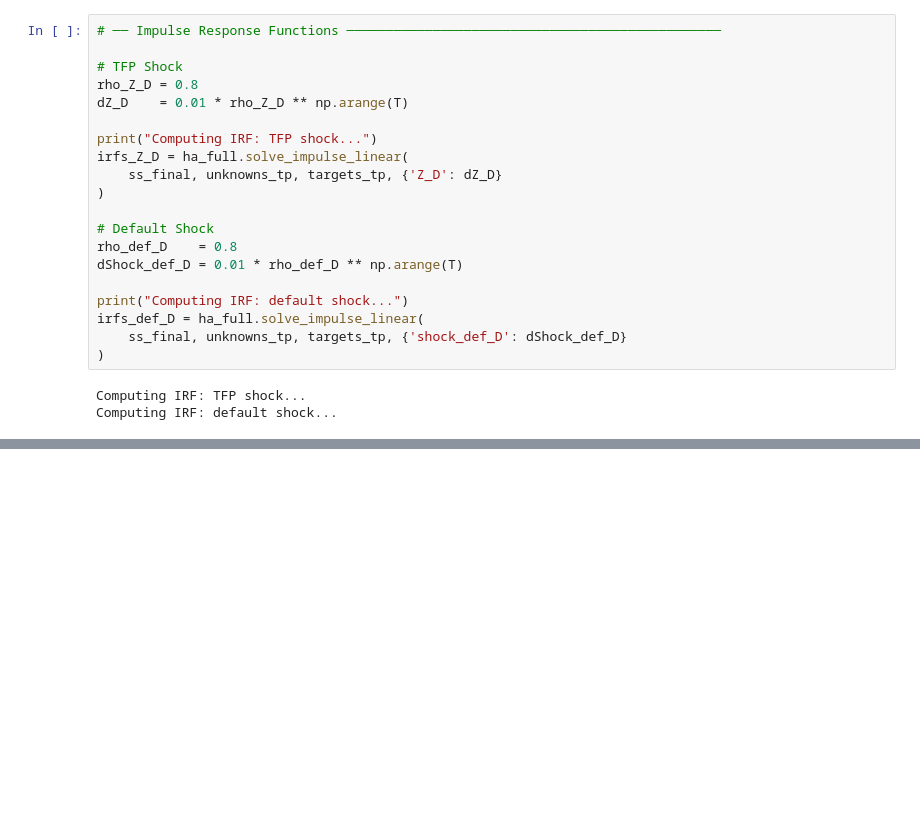
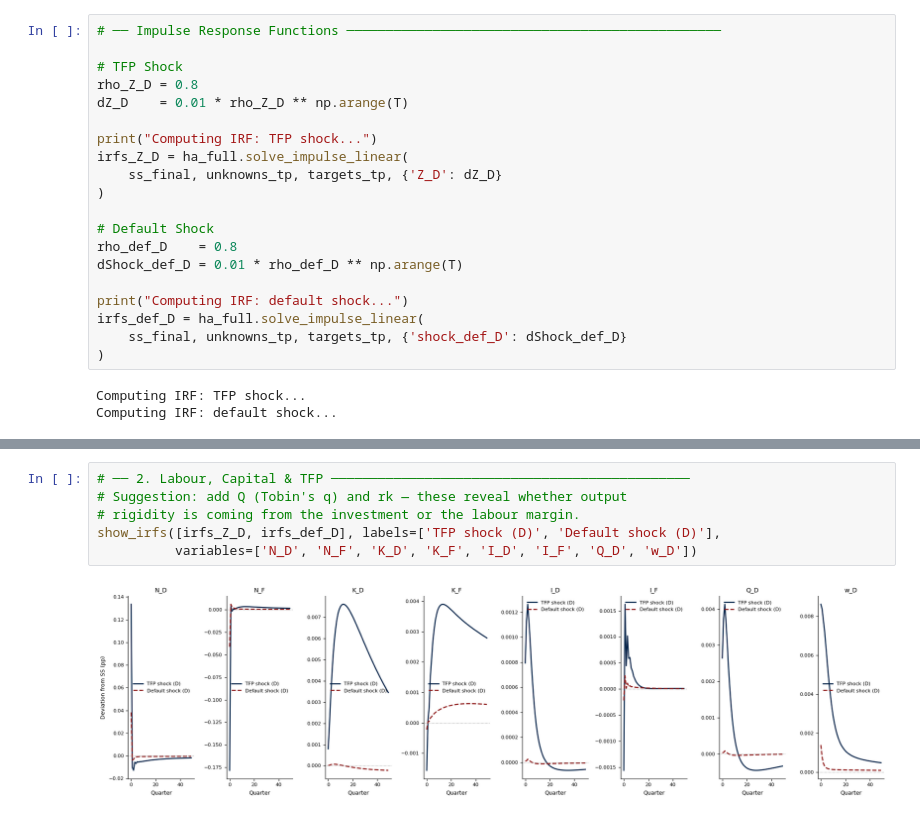
Before and after one commit to Daniel-Jensen/Quantitative_Model, a Jupyter notebook: model_v11.ipynb, the cells around one changed output, grey strips where cells are left out. Cells and saved outputs as stored; diff of their text form; blank space fills up the shorter version.

```diff
--- a/model_v11.ipynb
+++ b/model_v11.ipynb
@@ -573,0 +496,8 @@ show_irfs([irfs_def_D],
+# %%
+# ── 2. Labour, Capital & TFP ──────────────────────────────────────────────
+# Suggestion: add Q (Tobin's q) and rk — these reveal whether output
+# rigidity is coming from the investment or the labour margin.
+show_irfs([irfs_Z_D, irfs_def_D], labels=['TFP shock (D)', 'Default shock (D)'],
+          variables=['N_D', 'N_F', 'K_D', 'K_F', 'I_D', 'I_F', 'Q_D', 'w_D'])
+# %% [output]
+[figure, added]
```
Also changed, not shown: parts of 16 cells of this notebook.
